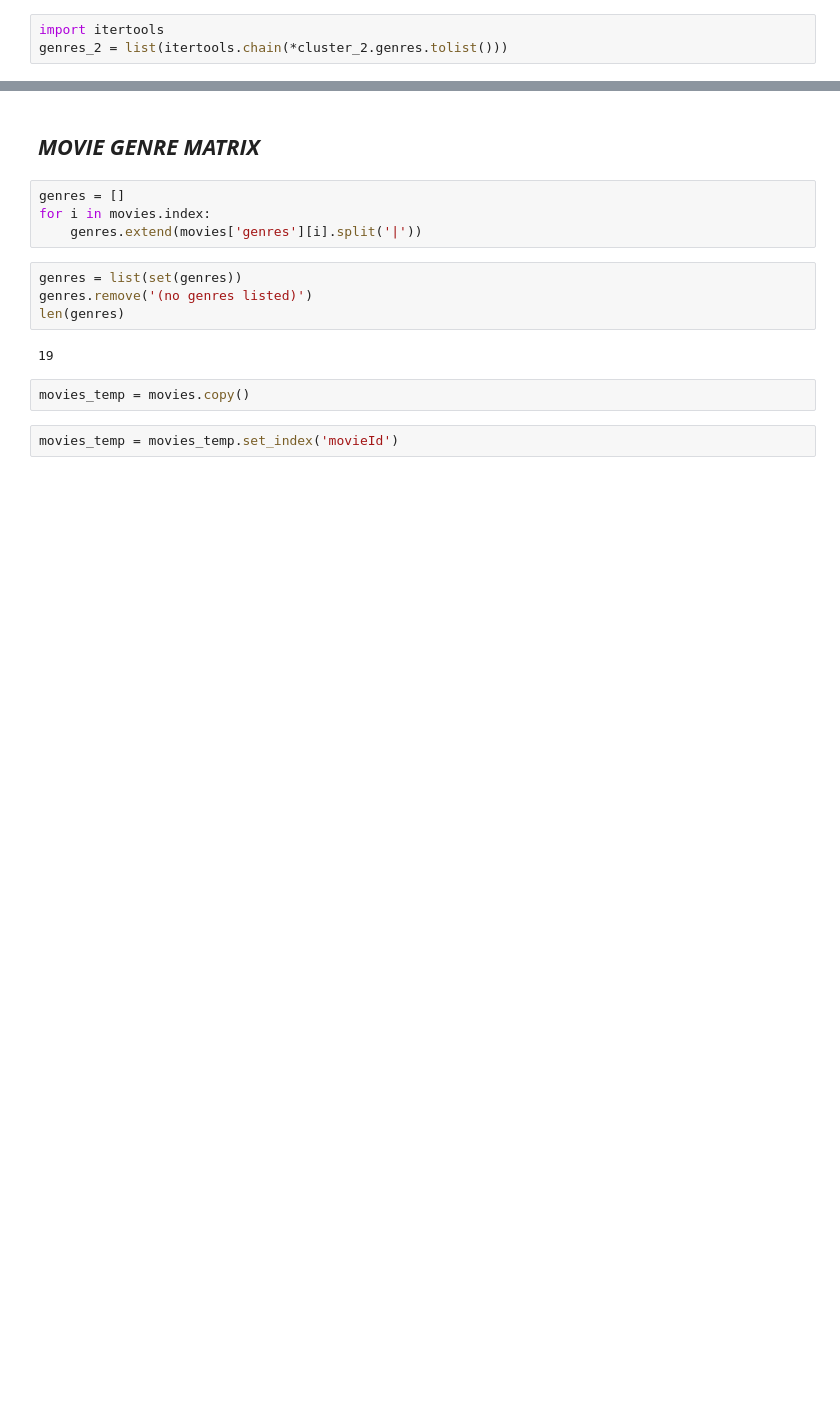
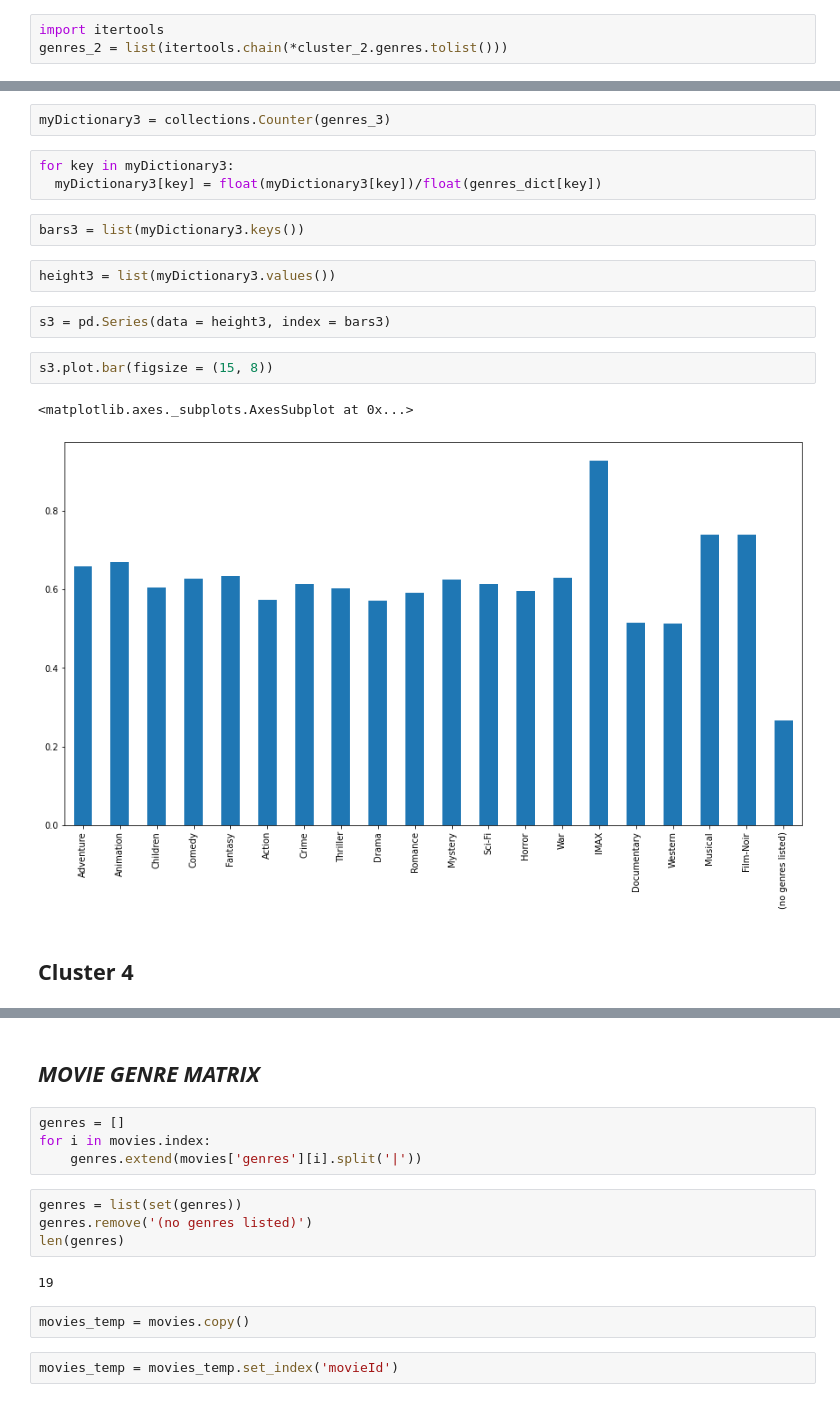
Before and after one commit to Sibu08/movierecommendation, a Jupyter notebook: MovieLens25M.ipynb, the cells around one changed output, grey strips where cells are left out. Saved outputs shown, nothing was run; the diff lists cells and outputs as text; blank space fills up the shorter version.

```diff
--- a/MovieLens25M.ipynb
+++ b/MovieLens25M.ipynb
@@ -401,0 +434,18 @@ s1.plot.bar(figsize = (15, 8))
+# %%
+myDictionary3 = collections.Counter(genres_3)
+# %%
+for key in myDictionary3:
+  myDictionary3[key] = float(myDictionary3[key])/float(genres_dict[key])
+# %%
+bars3 = list(myDictionary3.keys())
+# %%
+height3 = list(myDictionary3.values())
+# %%
+s3 = pd.Series(data = height3, index = bars3)
+# %%
+s3.plot.bar(figsize = (15, 8))
+# %% [output]
+<matplotlib.axes._subplots.AxesSubplot at 0x...>
+[figure, added]
+# %% [markdown]
+## **Cluster 4**
```
Also changed, not shown: parts of 118 cells of this notebook.
